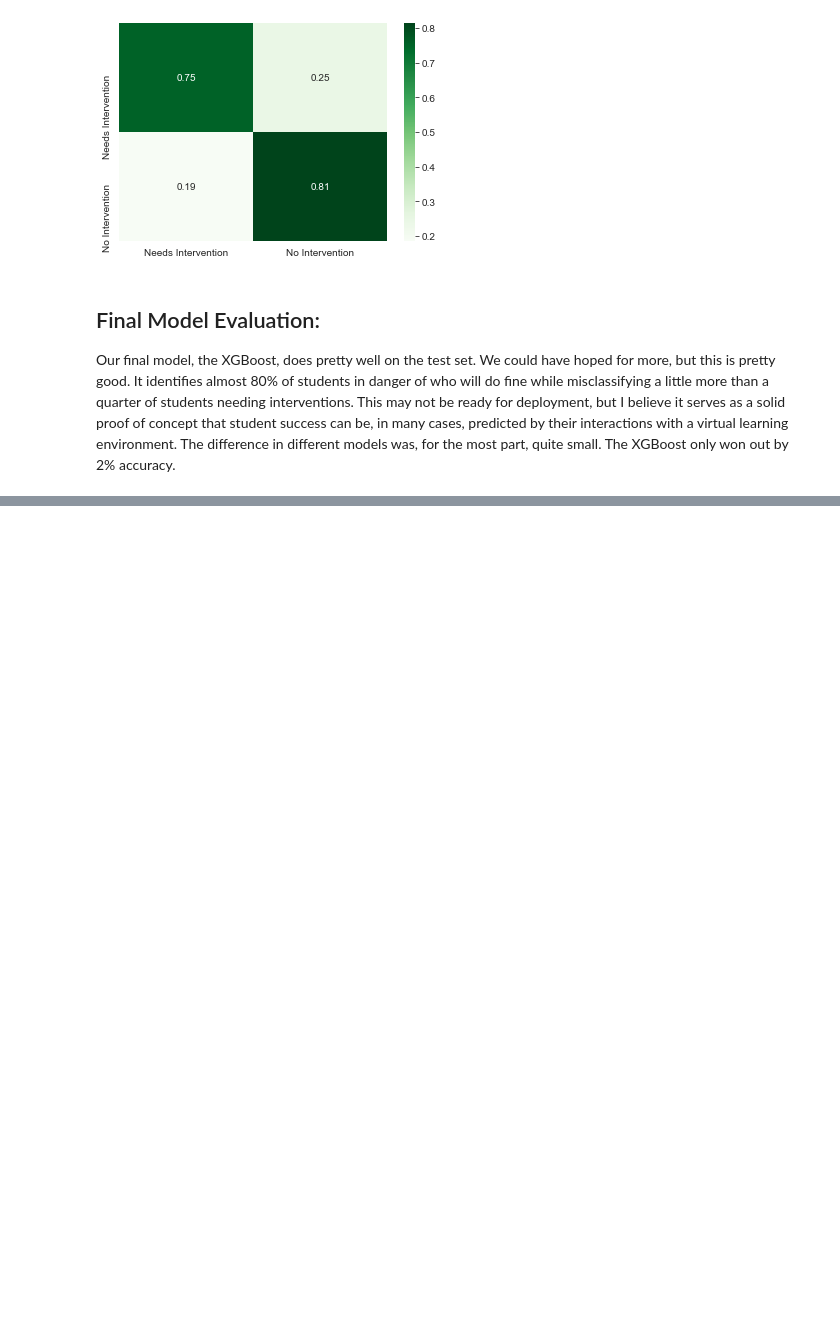
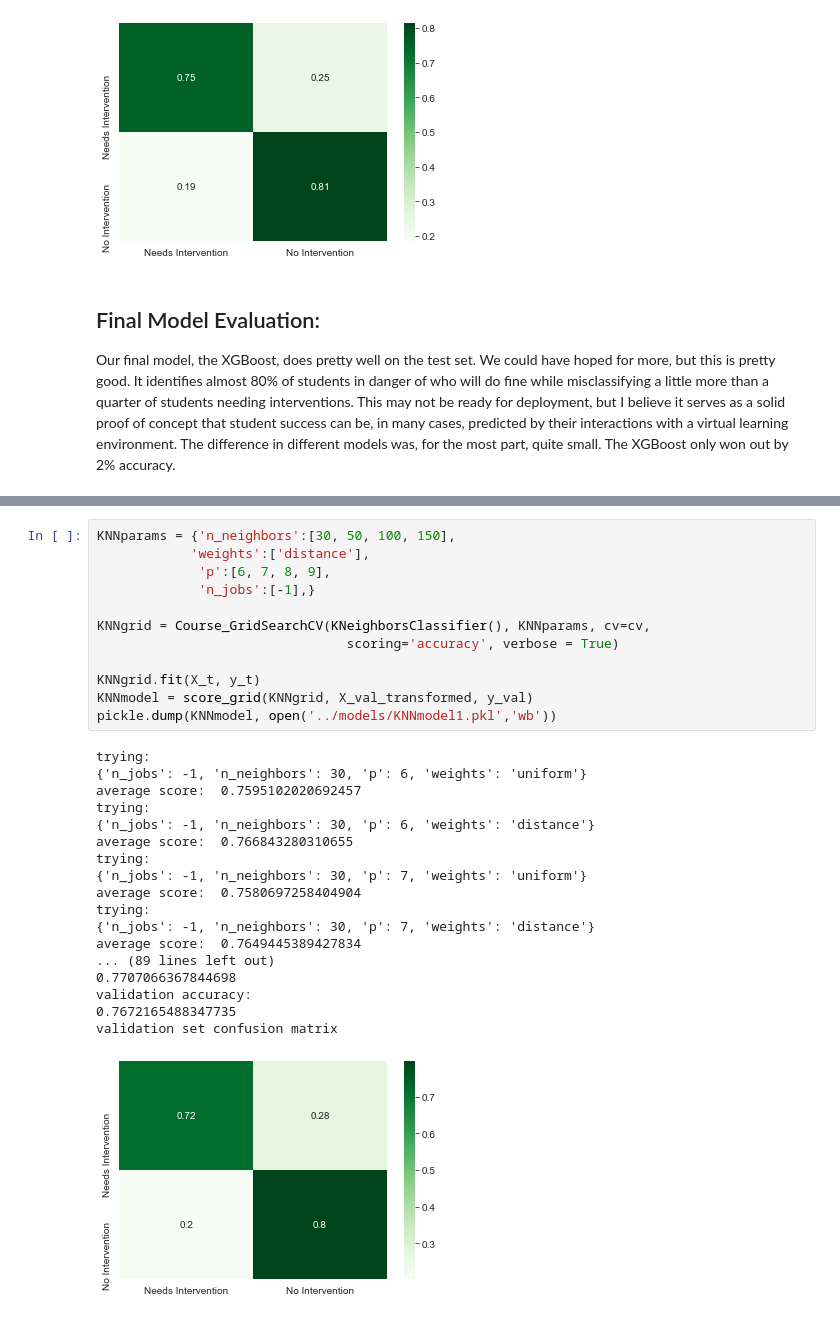
Before and after one commit to Caellwyn/ou_student_predictions, a Jupyter notebook: notebooks/shallow_modeling.ipynb, the cells around one changed output, grey strips where cells are left out. Drawn from its saved outputs; the diff is of its cells as text; blank space fills up the shorter version.

Commit message:
add KNN model, add error analysis to presentation

```diff
--- a/notebooks/shallow_modeling.ipynb
+++ b/notebooks/shallow_modeling.ipynb
@@ -359,0 +364,31 @@ Our final model, the XGBoost, does pretty well on the test set.  We could have h
+# %%
+KNNparams = {'n_neighbors':[30, 50, 100, 150],
+            'weights':['distance'],
+             'p':[6, 7, 8, 9],
+             'n_jobs':[-1],}
+
+KNNgrid = Course_GridSearchCV(KNeighborsClassifier(), KNNparams, cv=cv,
+                                scoring='accuracy', verbose = True)
+
+KNNgrid.fit(X_t, y_t)
+KNNmodel = score_grid(KNNgrid, X_val_transformed, y_val)
+pickle.dump(KNNmodel, open('../models/KNNmodel1.pkl','wb'))
+# %% [output]
+trying:
+{'n_jobs': -1, 'n_neighbors': 30, 'p': 6, 'weights': 'uniform'}
+average score:  0.7595102020692457
+trying:
+{'n_jobs': -1, 'n_neighbors': 30, 'p': 6, 'weights': 'distance'}
+average score:  0.766843280310655
+trying:
+{'n_jobs': -1, 'n_neighbors': 30, 'p': 7, 'weights': 'uniform'}
+average score:  0.7580697258404904
+trying:
+{'n_jobs': -1, 'n_neighbors': 30, 'p': 7, 'weights': 'distance'}
+average score:  0.7649445389427834
+... (89 lines left out)
+0.7707066367844698
+validation accuracy:
+0.7672165488347735
+validation set confusion matrix
+[figure, added]
```
Also changed, not shown: parts of 3 cells of this notebook, 5 other files.
